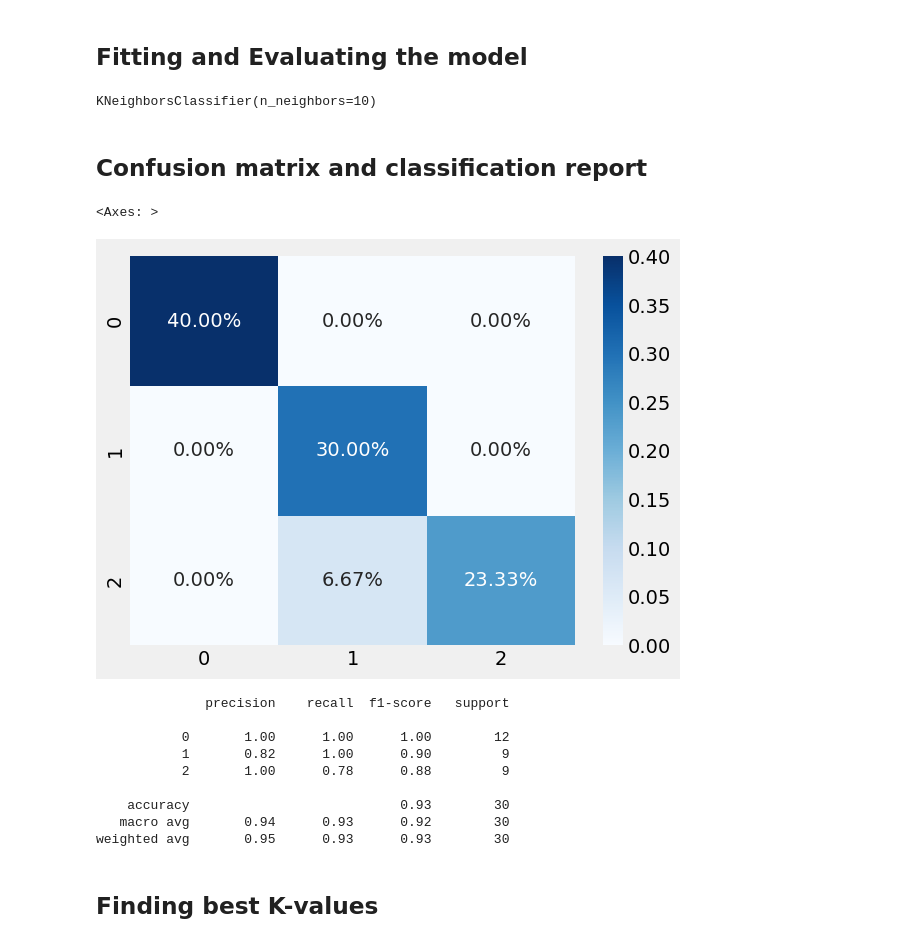
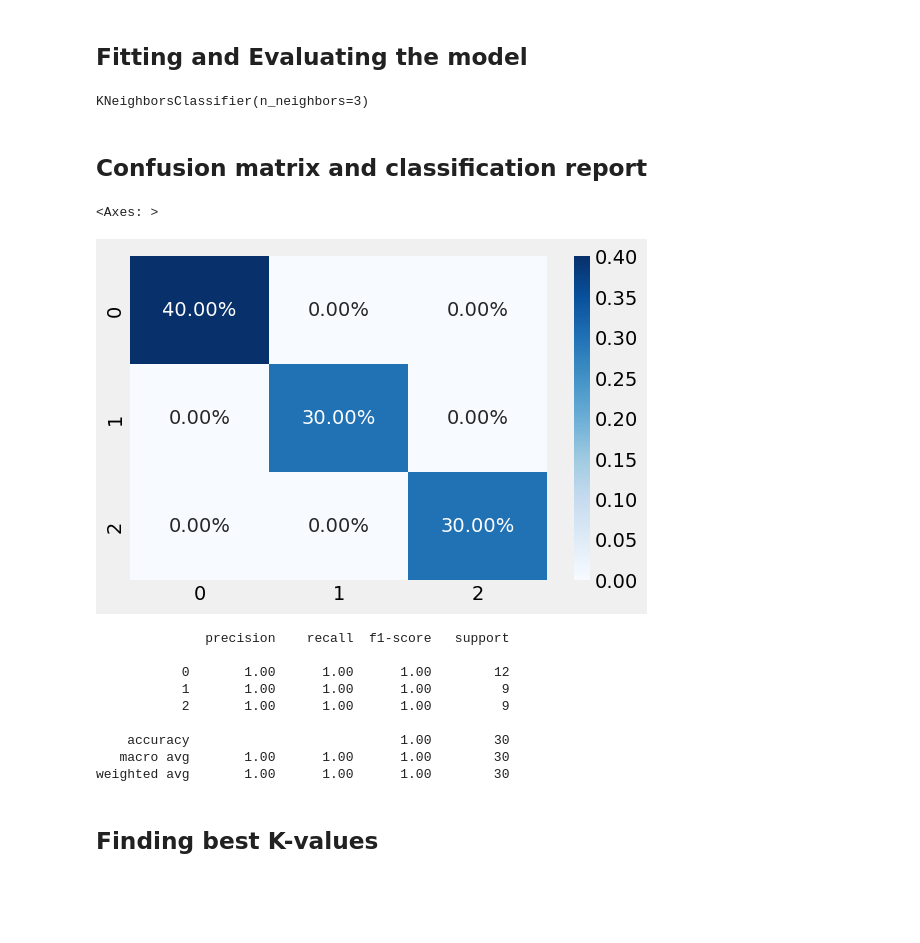
Before and after one commit to brahma-borude/ML_algorithms, a Jupyter notebook: Supervised Learning/KNN.ipynb, the cells around one changed output. Drawn from its saved outputs; the diff is of its cells as text; code cells hidden in the pictures; blank space fills up the shorter version.

```diff
--- a/Supervised Learning/KNN.ipynb
+++ b/Supervised Learning/KNN.ipynb
@@ -62,32 +62,33 @@ y_test: 30
 # %% [markdown]
 ## Fitting and Evaluating the model
 # %%
-KNN_classifier = KNeighborsClassifier(n_neighbors=10)
+KNN_classifier = KNeighborsClassifier(n_neighbors=3)
 KNN_classifier.fit(X_train, y_train)
 # %% [output]
-KNeighborsClassifier(n_neighbors=10)
+KNeighborsClassifier(n_neighbors=3)
 # %%
 y_pred = KNN_classifier.predict(X_test)
 # %% [markdown]
 ## Confusion matrix and classification report
 # %%
 conf_m = confusion_matrix(y_test, y_pred)
+plt.figure(figsize=(6,4))
 sns.heatmap(conf_m/np.sum(conf_m), annot=True, fmt='.2%', cmap='Blues')
 # %% [output]
 <Axes: >
-[figure, old version]
+[figure, new version]
 # %%
 print(classification_report(y_test, y_pred))
 # %% [output]
               precision    recall  f1-score   support
 
            0       1.00      1.00      1.00        12
-           1       0.82      1.00      0.90         9
-           2       1.00      0.78      0.88         9
+           1       1.00      1.00      1.00         9
+           2       1.00      1.00      1.00         9
 
-    accuracy                           0.93        30
-   macro avg       0.94      0.93      0.92        30
-weighted avg       0.95      0.93      0.93        30
+    accuracy                           1.00        30
+   macro avg       1.00      1.00      1.00        30
+weighted avg       1.00      1.00      1.00        30
 # %% [markdown]
 ## Finding best K-values
 # %%
```
Also changed, not shown: parts of 1 cell of this notebook.
